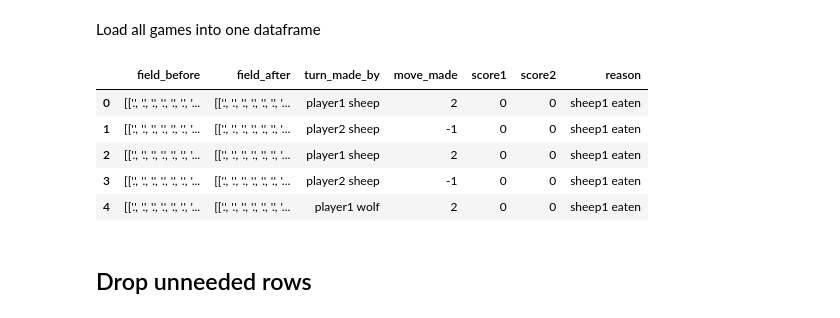
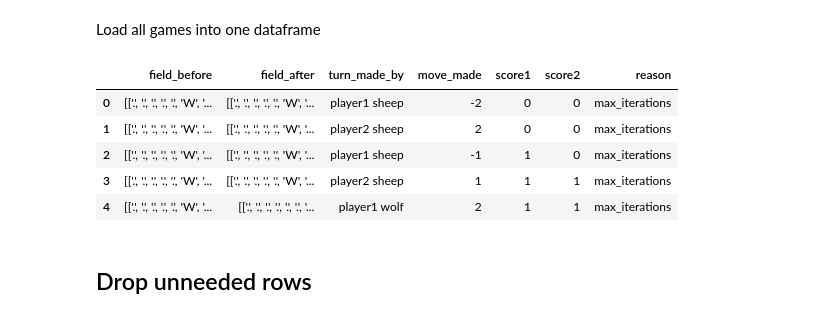
Before and after one commit to rexorci/PAI_Ex2, a Jupyter notebook: kingsheep/model_training_cweber.ipynb, the cells around one changed output. Drawn from its saved outputs; the diff is of its cells as text; code cells hidden in the pictures.

```diff
--- a/kingsheep/model_training_cweber.ipynb
+++ b/kingsheep/model_training_cweber.ipynb
@@ -62,37 +62,37 @@ Load all games into one dataframe
 
 # frame = pd.concat(li, axis=0, ignore_index=True)
 # %%
-path = "../example_player/training_data/subset"
-all_files = glob.glob(path + "/*.csv")
+path = "../training_data/subset1"
+all_files = glob.glob(path + "/19.csv")
 
 training_data = []
 
 #load the data into a pandas frames
 for file in all_files:
     game_data = pd.read_csv(file,index_col=False)
     reason = game_data.iloc[-1][6]
 
     #if the reason is found, add it to each line to fill out the blanks
     if type(reason) is str:
         for index,row in game_data.iterrows():
             game_data.loc[index,'reason'] = reason
 
     #else there was no reason, implying the game reached the number of iterations
     else:
         for index,row in game_data.iterrows():
             game_data.loc[index,'reason'] = 'max_iterations'
 
     training_data.append(game_data)
 
 #preview the final 5 lines
 training_data[-1].head()
 # %% [output]
 |  | field_before | field_after | turn_made_by | move_made | score1 | score2 | reason |
-| 0 | [['.', '.', '.', '.', '.', '.', '... | [['.', '.', '.', '.', '.', '.', '... | player1 sheep | 2 | 0 | 0 | sheep1 eaten |
-| 1 | [['.', '.', '.', '.', '.', '.', '... | [['.', '.', '.', '.', '.', '.', '... | player2 sheep | -1 | 0 | 0 | sheep1 eaten |
-| 2 | [['.', '.', '.', '.', '.', '.', '... | [['.', '.', '.', '.', '.', '.', '... | player1 sheep | 2 | 0 | 0 | sheep1 eaten |
-| 3 | [['.', '.', '.', '.', '.', '.', '... | [['.', '.', '.', '.', '.', '.', '... | player2 sheep | -1 | 0 | 0 | sheep1 eaten |
-| 4 | [['.', '.', '.', '.', '.', '.', '... | [['.', '.', '.', '.', '.', '.', '... | player1 wolf | 2 | 0 | 0 | sheep1 eaten |
+| 0 | [['.', '.', '.', '.', '.', 'W', '... | [['.', '.', '.', '.', '.', 'W', '... | player1 sheep | -2 | 0 | 0 | max_iterations |
+| 1 | [['.', '.', '.', '.', '.', 'W', '... | [['.', '.', '.', '.', '.', 'W', '... | player2 sheep | 2 | 0 | 0 | max_iterations |
+| 2 | [['.', '.', '.', '.', '.', 'W', '... | [['.', '.', '.', '.', '.', 'W', '... | player1 sheep | -1 | 1 | 0 | max_iterations |
+| 3 | [['.', '.', '.', '.', '.', 'W', '... | [['.', '.', '.', '.', '.', 'W', '... | player2 sheep | 1 | 1 | 1 | max_iterations |
+| 4 | [['.', '.', '.', '.', '.', 'W', '... | [['.', '.', '.', '.', '.', '.', '... | player1 wolf | 2 | 1 | 1 | max_iterations |
 # %% [markdown]
 ## Drop unneeded rows
 # %% [markdown]
```
Also changed, not shown: parts of 4 cells of this notebook, 2 other files.
